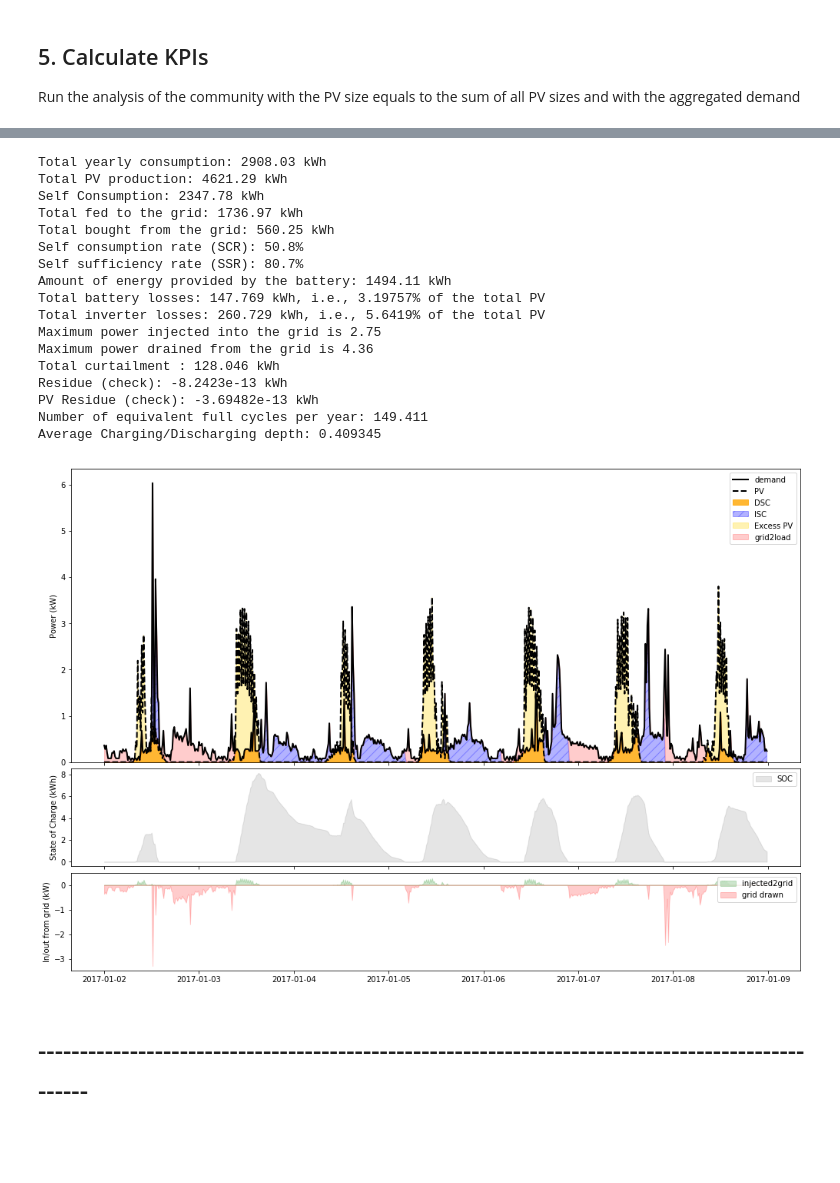
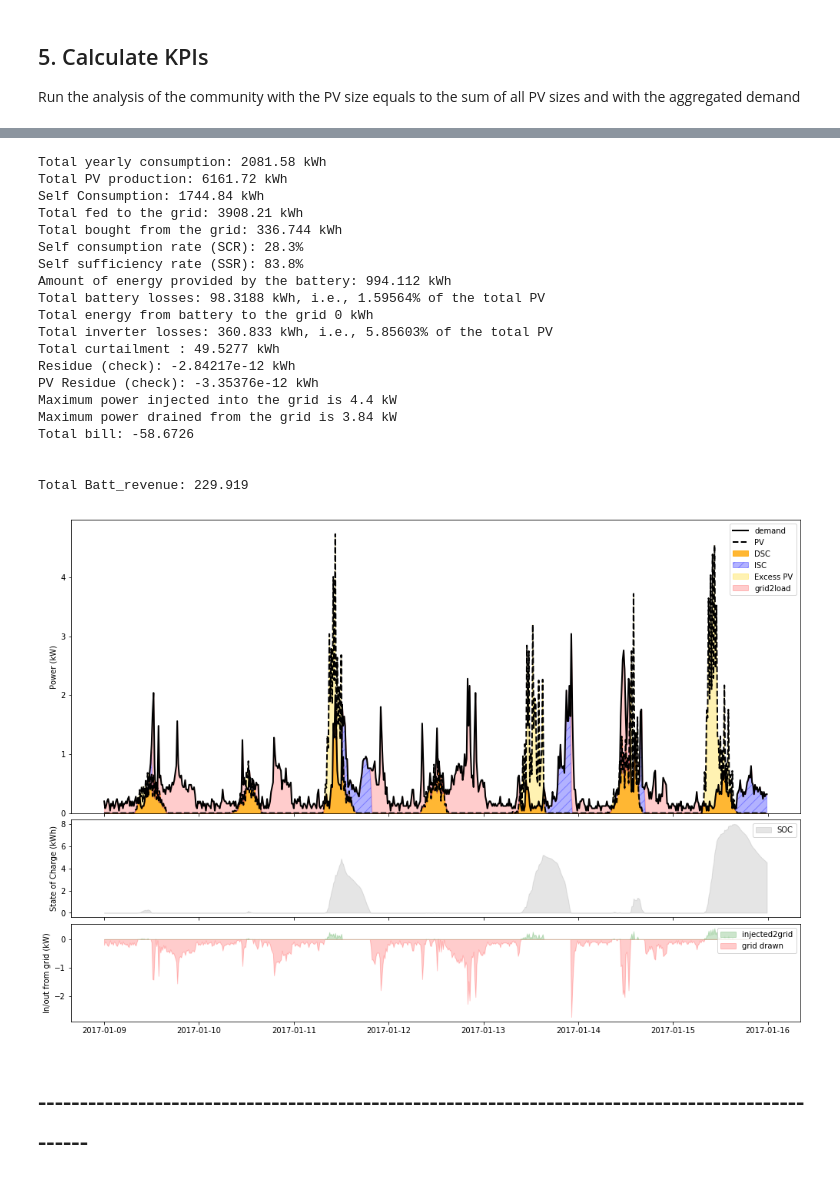
Before and after one commit to alefunxo/Solar_communities, a Jupyter notebook: src/community_P2P.ipynb, the cells around one changed output, grey strips where cells are left out. Drawn from its saved outputs; the diff is of its cells as text; code cells hidden in the pictures; blank space fills up the shorter version.

```diff
--- a/src/community_P2P.ipynb
+++ b/src/community_P2P.ipynb
@@ -392,12 +493,12 @@ The PV distribution contains more than 20000 points, we randomly select 100 (low
 df=pd.DataFrame(df_CH_kW.loc[:,(df_CH_kW.sum()<(7500/timestep))&(df_CH_kW.columns!='E_PV')].sample(n=community_size,axis=1).columns)
 if first_time:
     #df=pd.DataFrame(df_CH.loc[:,(df_CH.sum()<7500)&(df_CH.columns!='E_PV')].sample(n=community_size,axis=1).columns)
-    selection=pd.concat([df_nat_pv_15.round(1).sample(n=community_size).reset_index(drop=True),df],axis=1)
+    selection=pd.concat([df_nat_pv_15.round(1).sample(n=community_size,random_state=1).reset_index(drop=True),df],axis=1)
     selection.columns=['PV_size','name']
     list_pv_penetration=[100,75,50,25]# %
     list_batt_penetration=[100,75,50,25]# %
     list_product=list(itertools.product(list_pv_penetration,list_batt_penetration))
-    flag_selection(selection,list_product,community_size)
+    selection=flag_selection(selection,list_product,list_pv_penetration,list_batt_penetration,community_size,seed)
     print(selection.sum())
     selection.to_csv('../Input/selection.csv',index=False)
     first_time=False
@@ -432,17 +541,29 @@ param_tech = {'BatteryCapacity': 10,
               'BatteryEfficiency': .91,
               'InverterEfficiency': .94,
               'timestep': timestep,
-              'MaxPower': 4
+              'MaxPower': 4,
+              'pv_penetration':pv_penetration,
+              'batt_penetration':batt_penetration,
+              'seed':seed,
+              'community_size':community_size
              }
 param_tech_no_batt = {'BatteryCapacity': 0,
               'BatteryEfficiency': .91,
               'InverterEfficiency': .94,
               'timestep': timestep,
-              'MaxPower': 0
+              'MaxPower': 0,
+              'pv_penetration':pv_penetration,
+              'batt_penetration':batt_penetration,
+              'seed':seed,
+              'community_size':community_size
              }
 param_tech_comm = {'BatteryCapacity': 0,
               'BatteryEfficiency': 1,
               'InverterEfficiency': 1,
               'timestep': timestep,
-              'MaxPower': 0
+              'MaxPower': 0,
+              'pv_penetration':pv_penetration,
+              'batt_penetration':batt_penetration,
+              'seed':seed,
+              'community_size':community_size
              }
@@ -466,12 +584,13 @@ PV_size_comm=0
 for i in selection.index:
     print(i, end='')
     if selection.loc[i,'sub_'+str(pv_penetration)+'_100']:#all with PV
+        inv_size=max(param_tech['MaxPower'],selection.PV_size[i])#selection.PV_size[i]/ILR
         PV_size_comm+=selection.PV_size[i]
         if selection.loc[i,'sub_'+str(pv_penetration)+'_'+str(batt_penetration)]: #if battery
-            nested_out[i]=dispatch_max_sc(df_CH_kW.E_PV*selection.PV_size[i],df_CH_kW.loc[:,str(selection.name[i])],selection.PV_size[i]/ILR,param_tech)
+            nested_out[i]=dispatch_max_sc(df_CH_kW.E_PV*selection.PV_size[i],df_CH_kW.loc[:,str(selection.name[i])],inv_size,param_tech)
             j+=1
         else: #if only PV battery=0 kWh
-            nested_out[i]=dispatch_max_sc(df_CH_kW.E_PV*selection.PV_size[i],df_CH_kW.loc[:,str(selection.name[i])],selection.PV_size[i]/ILR,param_tech_no_batt)
+            nested_out[i]=dispatch_max_sc(df_CH_kW.E_PV*selection.PV_size[i],df_CH_kW.loc[:,str(selection.name[i])],inv_size,param_tech_no_batt)
             k+=1
     else: #No PV
         nested_out[i]=dispatch_max_sc(df_CH_kW.E_PV*0,df_CH_kW.loc[:,str(selection.name[i])],0,param_tech_no_batt)
@@ -571 +684,4 @@ Bill is missing
+# %%
+retail_price_sc=np.ones(pv2inv.shape[0])*0.29
+export_price_sc=np.ones(pv2inv.shape[0])*0.04
 # %%
@@ -600,38 +736,42 @@ To register the converters:
 # %%
 # Single household test
 hhNumber=20
-
+inv_size=max(selection.PV_size[hhNumber],param_tech['MaxPower'])
 out_aux=dispatch_max_sc(df_CH_kW.E_PV*selection.PV_size[hhNumber],df_CH_kW.loc[:,str(selection.name[hhNumber])],
-                        selection.PV_size[hhNumber]/ILR,param_tech)
+                        inv_size,param_tech)
 
 out_aux.keys()
 
 (out_aux['pv2store']-out_aux['store2inv']).sum()*timestep
 
 selection.PV_size[hhNumber]
 
-print_analysis(df_CH_kW.E_PV*selection.PV_size[hhNumber],df_CH_kW.loc[:,str(selection.name[hhNumber])],param_tech,out_aux)
+print_analysis_prices(df_CH_kW.E_PV*selection.PV_size[hhNumber],df_CH_kW.loc[:,str(selection.name[hhNumber])],retail_price_sc,
+                      export_price_sc,param_tech,out_aux,hhNumber)
 
-plot_dispatch(df_CH_kW.E_PV*selection.PV_size[hhNumber],df_CH_kW.loc[:,str(selection.name[hhNumber])],out_aux,week=1)
+plot_dispatch(df_CH_kW.E_PV*selection.PV_size[hhNumber],df_CH_kW.loc[:,str(selection.name[hhNumber])],out_aux,week=2)
 # %% [output]
-Total yearly consumption: 2908.03 kWh
-Total PV production: 4621.29 kWh
-Self Consumption: 2347.78 kWh
-Total fed to the grid: 1736.97 kWh
-Total bought from the grid: 560.25 kWh
-Self consumption rate (SCR): 50.8%
-Self sufficiency rate (SSR): 80.7%
-Amount of energy provided by the battery: 1494.11 kWh
-Total battery losses: 147.769 kWh, i.e., 3.19757% of the total PV
-Total inverter losses: 260.729 kWh, i.e., 5.6419% of the total PV
-Maximum power injected into the grid is 2.75
-Maximum power drained from the grid is 4.36
-Total curtailment : 128.046 kWh
-Residue (check): -8.2423e-13 kWh
-PV Residue (check): -3.69482e-13 kWh
-Number of equivalent full cycles per year: 149.411
-Average Charging/Discharging depth: 0.409345
+Total yearly consumption: 2081.58 kWh
+Total PV production: 6161.72 kWh
+Self Consumption: 1744.84 kWh
+Total fed to the grid: 3908.21 kWh
+Total bought from the grid: 336.744 kWh
+Self consumption rate (SCR): 28.3%
+Self sufficiency rate (SSR): 83.8%
+Amount of energy provided by the battery: 994.112 kWh
+Total battery losses: 98.3188 kWh, i.e., 1.59564% of the total PV
+Total energy from battery to the grid 0 kWh
+Total inverter losses: 360.833 kWh, i.e., 5.85603% of the total PV
+Total curtailment : 49.5277 kWh
+Residue (check): -2.84217e-12 kWh
+PV Residue (check): -3.35376e-12 kWh
+Maximum power injected into the grid is 4.4 kW
+Maximum power drained from the grid is 3.84 kW
+Total bill: -58.6726
+
+
+Total Batt_revenue: 229.919
-[figure, old version]
+[figure, new version]
 # %% [markdown]
 # --------------------------------------------------------------------------------------------------
 # %% [markdown]
```
Also changed, not shown: parts of 63 cells of this notebook, 5 other files.
